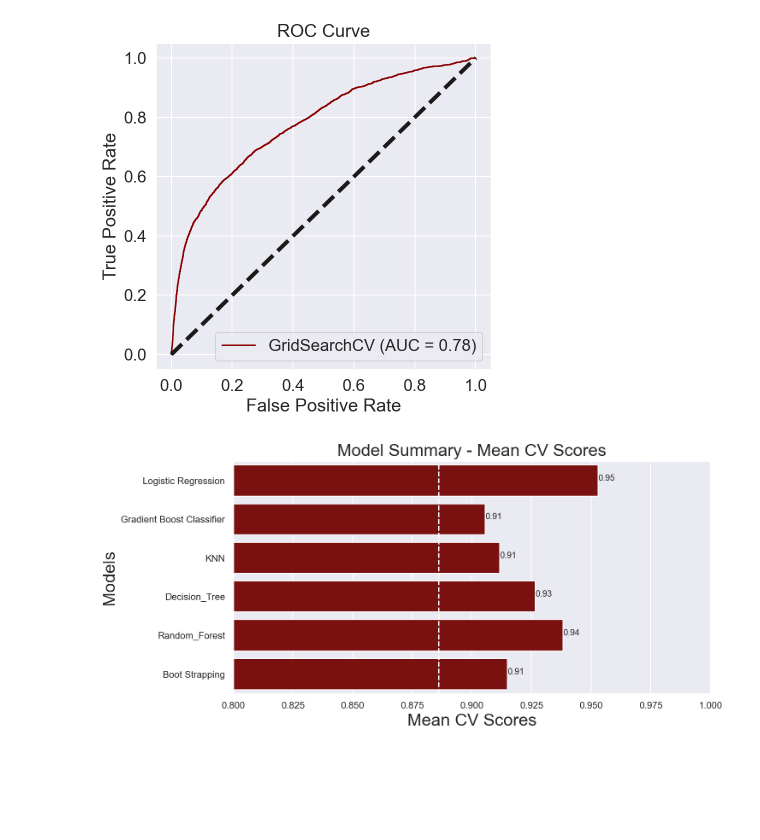
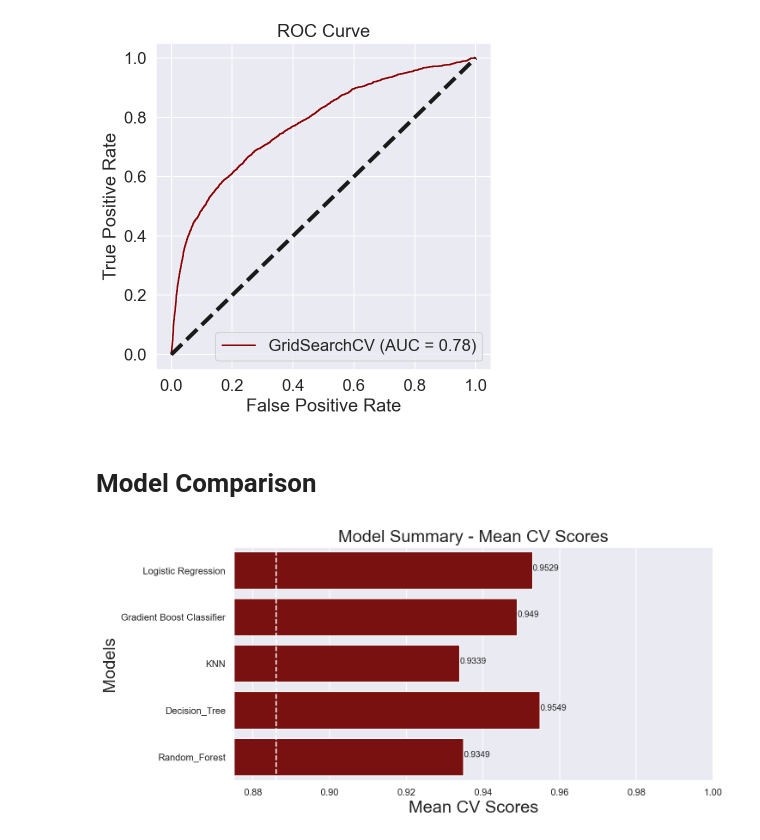
Before and after one commit to TomJones14/Capstone_Project, a Jupyter notebook: logistic_regression.ipynb, the cells around one changed output. Drawn from its saved outputs; the diff is of its cells as text; code cells hidden in the pictures; blank space fills up the shorter version.

```diff
--- a/logistic_regression.ipynb
+++ b/logistic_regression.ipynb
@@ -239,25 +224,26 @@ ax.set(title='ROC Curve')
 plt.show()
 # %% [output]
 [figure]
+# %% [markdown]
+# Model Comparison
 # %%
-
-model_summary_3 = pd.DataFrame()
-model_summary_3['Models'] = ['Logistic Regression', 'Gradient Boost Classifier',
-                           'KNN', 'Decision_Tree', 'Random_Forest', 'Boot Strapping']
-model_summary_3['Mean_CV_Scores'] = [0.9529344424987547, 0.905535824, 0.911651651,
-                                     0.9266511665, 0.9382760876676481, 0.914948911851296]
+model_summary = pd.DataFrame()
+model_summary['Models'] = ['Logistic Regression', 'Gradient Boost Classifier',
+                           'KNN', 'Decision_Tree', 'Random_Forest']
+model_summary['Mean_CV_Scores'] = [0.9529344424987547, 0.9489828468674343, 0.9339035998520133 ,
+                                     0.9549140898516993,0.9349254947741714]
 # %%
-# plot horizontal barplot
+# plot horizontal barplot of mean cv scores
 threshold = 0.886
 sns.set(rc={'figure.figsize':(10,5)})
-ax = sns.barplot(x='Mean_CV_Scores', y='Models', data=model_summary_3, orient='h', color='darkred')
+ax = sns.barplot(x='Mean_CV_Scores', y='Models', data=model_summary, orient='h', color='darkred')
 ax.set_title('Model Summary - Mean CV Scores', fontsize=20) # title barplot
-plt.xlim(0.8, 1)
+plt.xlim(0.875, 1)
 ax.set_xlabel("Mean CV Scores",fontsize=20)
 ax.set_ylabel("Models",fontsize=20)
 plt.axvline(x=0.886
 , color='w', linestyle='--')
-for i, xi in enumerate(model_summary_3['Mean_CV_Scores']):
-   ax.annotate(round(xi,2), (xi,i), fontsize=10)
+for i, xi in enumerate(model_summary['Mean_CV_Scores']):
+   ax.annotate(round(xi,4), (xi,i), fontsize=10)
 # %% [output]
-[figure, old version]
+[figure, new version]
```
Also changed, not shown: parts of 8 cells of this notebook, 6 other files.
